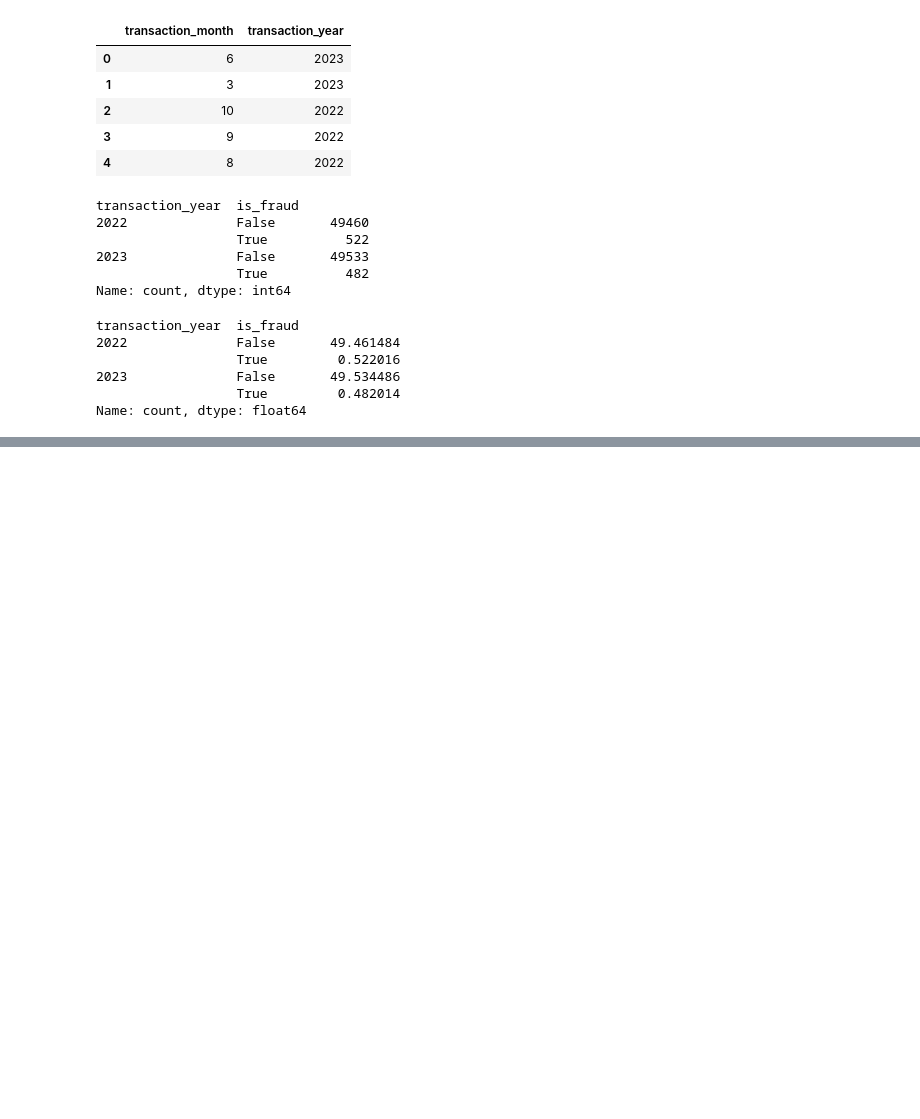
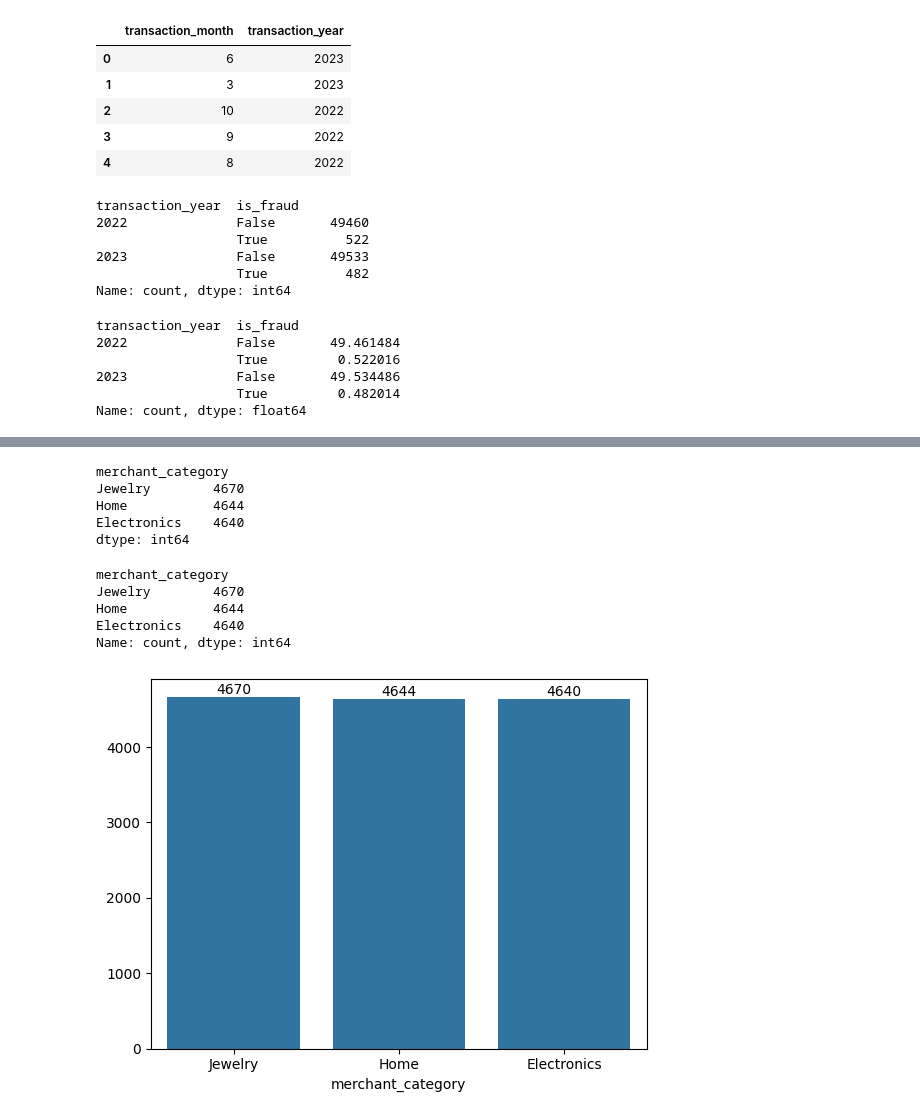
Before and after one commit to MuraliAirody/PyAi_Foundation, a Jupyter notebook: Practice/case_study.ipynb, the cells around one changed output, grey strips where cells are left out. Drawn from its saved outputs; the diff is of its cells as text; code cells hidden in the pictures; blank space fills up the shorter version.

Commit message:
top 3 counts

```diff
--- a/Practice/case_study.ipynb
+++ b/Practice/case_study.ipynb
@@ -382,0 +426,29 @@ plt.show()
+# %%
+#top 3 merchant categories
+
+df.groupby(['merchant_category']).size().sort_values(ascending=False).head(3)
+# %% [output]
+merchant_category
+Jewelry        4670
+Home           4644
+Electronics    4640
+dtype: int64
+# %%
+df['merchant_category'].value_counts().nlargest(3)
+# %% [output]
+merchant_category
+Jewelry        4670
+Home           4644
+Electronics    4640
+Name: count, dtype: int64
+# %%
+top3_merchant_category = df.groupby(['merchant_category']).size().nlargest(3)
+# %%
+plot = sns.barplot(x=top3_merchant_category.index,y=top3_merchant_category.values)
+
+for i in plot.containers:
+    plot.bar_label(i)
+
+plt.show()
+# %% [output]
+[figure, added]
```
Also changed, not shown: parts of 7 cells of this notebook.
